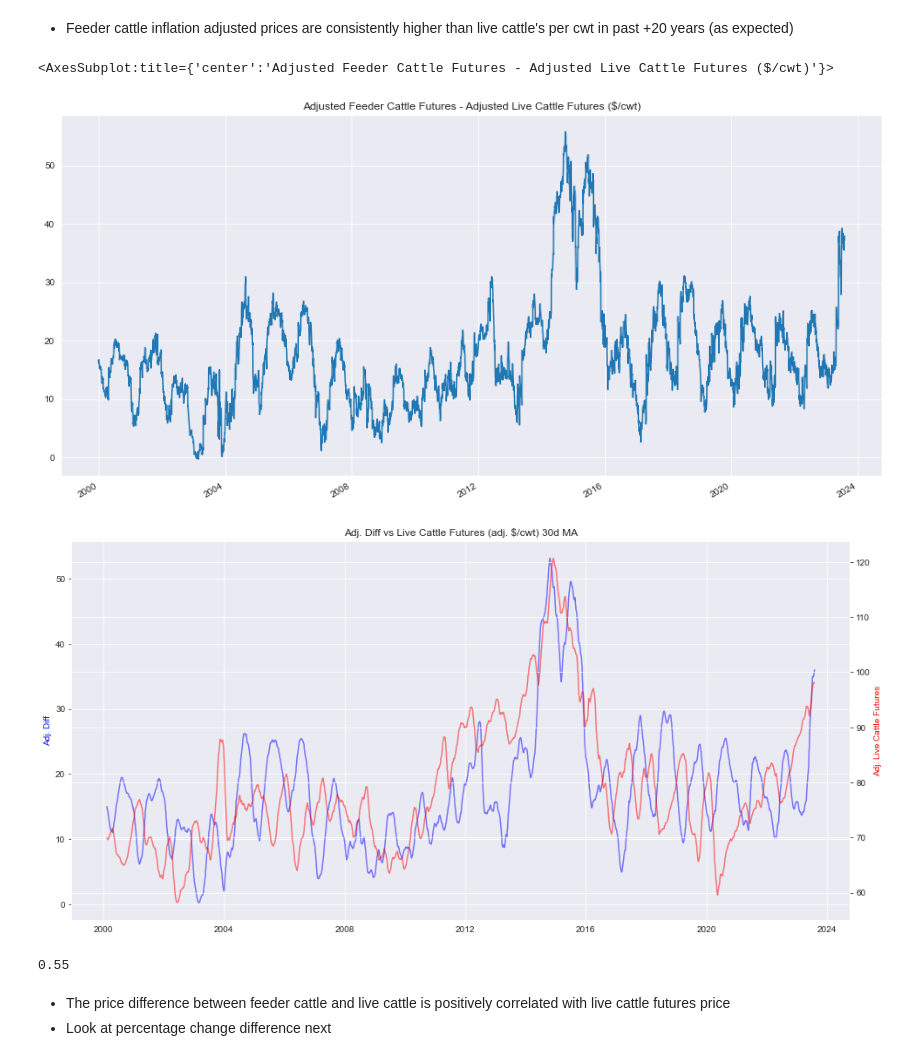
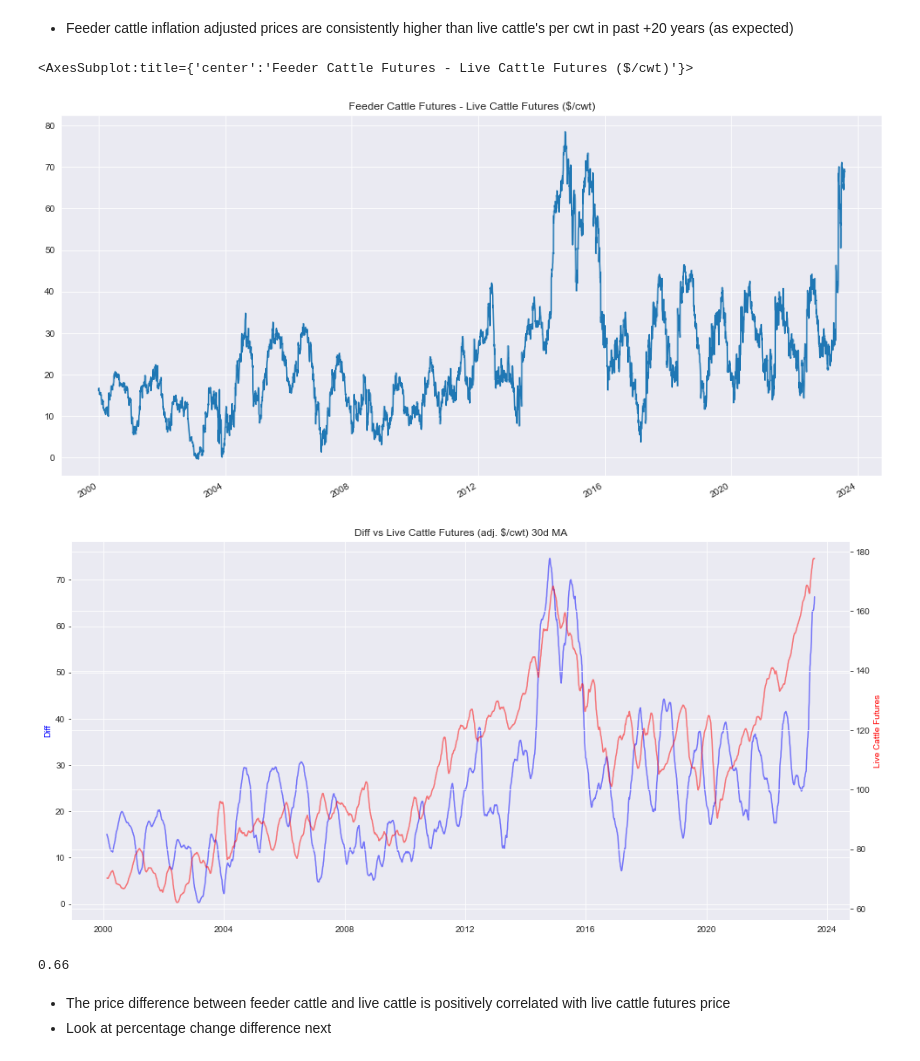
Before and after one commit to EricOstr/live_cattle, a Jupyter notebook: analysis/monthly_analysis/live_feeder_corn.ipynb, the cells around one changed output. Saved outputs shown, nothing was run; the diff lists cells and outputs as text; code cells hidden in the pictures.

```diff
--- a/analysis/monthly_analysis/live_feeder_corn.ipynb
+++ b/analysis/monthly_analysis/live_feeder_corn.ipynb
@@ -10,7 +10,7 @@ import src
 import warnings
 warnings.filterwarnings('ignore')
 # %%
-live_cattle_futures = pd.read_csv('csv/live_cattle_futures.csv')
+live_cattle_futures = pd.read_csv('../csv/live_cattle_futures.csv')
 live_cattle_futures = src.clean_tv_data(live_cattle_futures)
 live_cattle_futures.plot(title='Live Cattle Futures ($/cwt)')
 # %% [output]
@@ -25,5 +19,5 @@ adj_live_cattle_futures.plot(title='Adj. Live Cattle Futures (adj.$/cwt)')
 # %%
-feeder_cattle_futures = pd.read_csv('csv/feeder_cattle_futures.csv')
+feeder_cattle_futures = pd.read_csv('../csv/feeder_cattle_futures.csv')
 feeder_cattle_futures = src.clean_tv_data(feeder_cattle_futures)
 feeder_cattle_futures.plot(title='Feeder Cattle Futures ($/cwt)')
 # %% [output]
@@ -47,25 +35,25 @@ src.lineplot_mult_same_axis(
 # %% [markdown]
 - Feeder cattle inflation adjusted prices are consistently higher than live cattle's per cwt in past +20 years (as expected)
 # %%
-adj_diff = (adj_feeder_cattle_futures - adj_live_cattle_futures).dropna()
-adj_diff.plot(title='Adjusted Feeder Cattle Futures - Adjusted Live Cattle Futures ($/cwt)')
+diff = (feeder_cattle_futures - live_cattle_futures).dropna()
+diff.plot(title='Feeder Cattle Futures - Live Cattle Futures ($/cwt)')
 # %% [output]
-<AxesSubplot:title={'center':'Adjusted Feeder Cattle Futures - Adjusted Live Cattle Futures ($/cwt)'}>
+<AxesSubplot:title={'center':'Feeder Cattle Futures - Live Cattle Futures ($/cwt)'}>
-[figure, old version]
+[figure, new version]
 # %%
 src.lineplot_2_own_axis(
-    adj_diff.rolling(30).mean(),
-    adj_live_cattle_futures.rolling(30).mean(),
-    label1 = 'Adj. Diff',
-    label2 = 'Adj. Live Cattle Futures',
-    title='Adj. Diff vs Live Cattle Futures (adj. $/cwt) 30d MA'
+    diff.rolling(30).mean(),
+    live_cattle_futures.rolling(30).mean(),
+    label1 = 'Diff',
+    label2 = 'Live Cattle Futures',
+    title='Diff vs Live Cattle Futures (adj. $/cwt) 30d MA'
     )
 # %% [output]
-[figure, old version]
+[figure, new version]
 # %%
-round(adj_diff.corr(adj_live_cattle_futures),2)
+round(diff.corr(live_cattle_futures),2)
 # %% [output]
-0.55
+0.66
 # %% [markdown]
 - The price difference between feeder cattle and live cattle is positively correlated with live cattle futures price
 - Look at percentage change difference next
```
Also changed, not shown: parts of 16 cells of this notebook, 12 other files.
